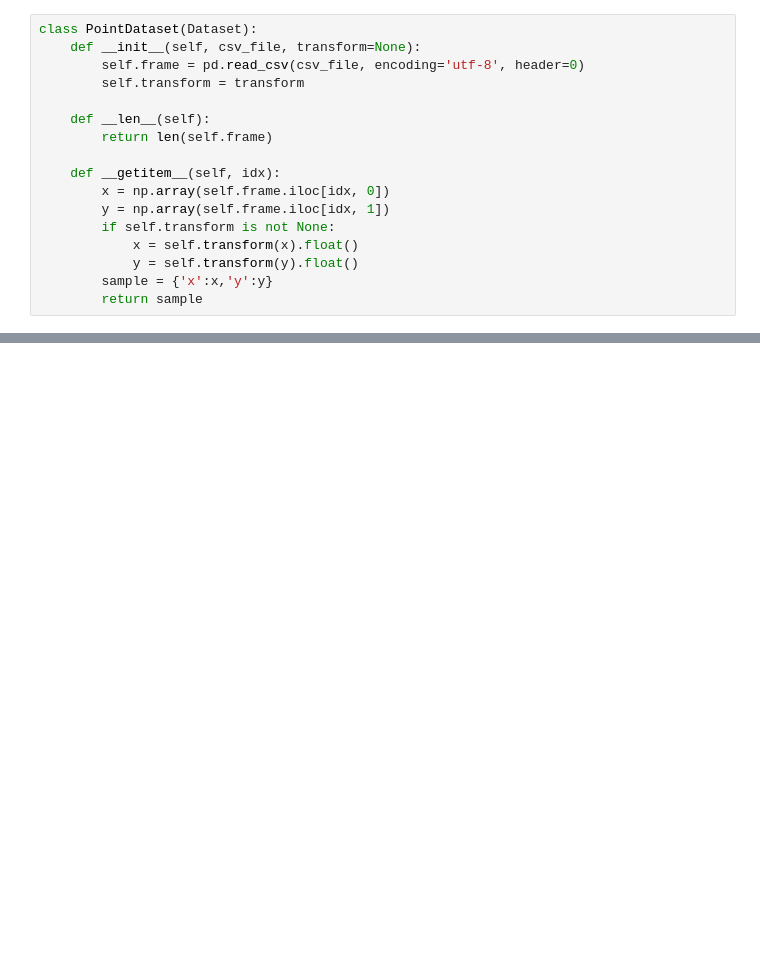
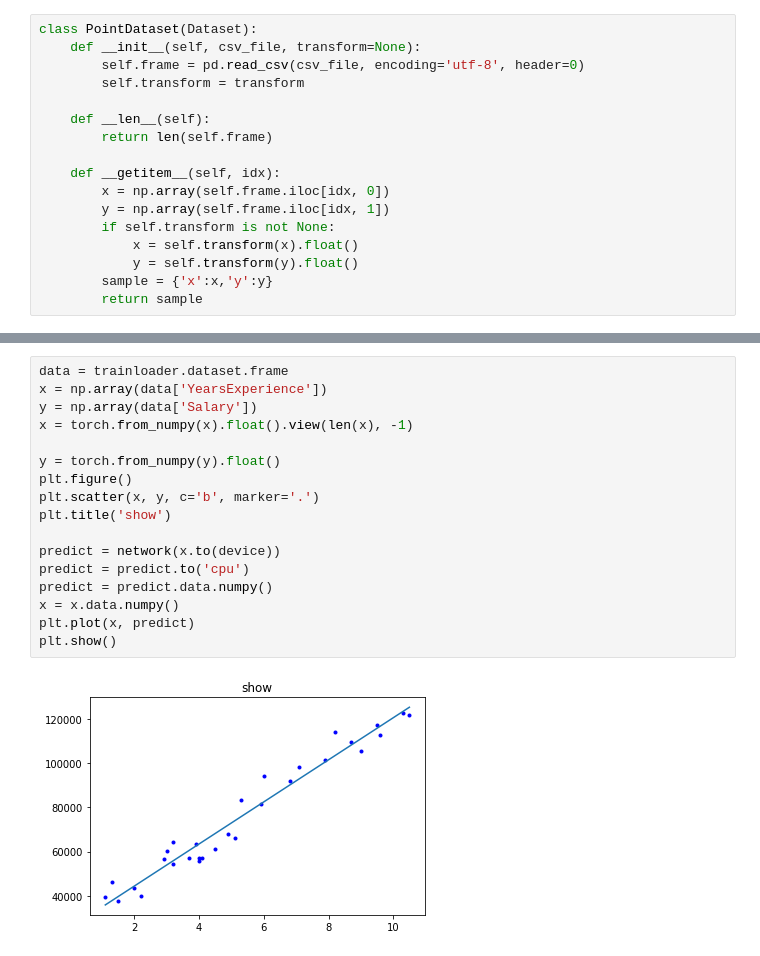
Before and after one commit to Vilinz/Data-Mining, a Jupyter notebook: LinearRegression/LinearRegression.ipynb, the cells around one changed output, grey strips where cells are left out. Cells and saved outputs as stored; diff of their text form; blank space fills up the shorter version.

Commit message:
ad plot to show result

```diff
--- a/LinearRegression/LinearRegression.ipynb
+++ b/LinearRegression/LinearRegression.ipynb
@@ -81,0 +82,19 @@ loss 31296756.0
+# %%
+data = trainloader.dataset.frame
+x = np.array(data['YearsExperience'])
+y = np.array(data['Salary'])
+x = torch.from_numpy(x).float().view(len(x), -1)
+
+y = torch.from_numpy(y).float()
+plt.figure()
+plt.scatter(x, y, c='b', marker='.')
+plt.title('show')
+
+predict = network(x.to(device))
+predict = predict.to('cpu')
+predict = predict.data.numpy()
+x = x.data.numpy()
+plt.plot(x, predict)
+plt.show()
+# %% [output]
+[figure, added]
```
Also changed, not shown: parts of 3 cells of this notebook.
